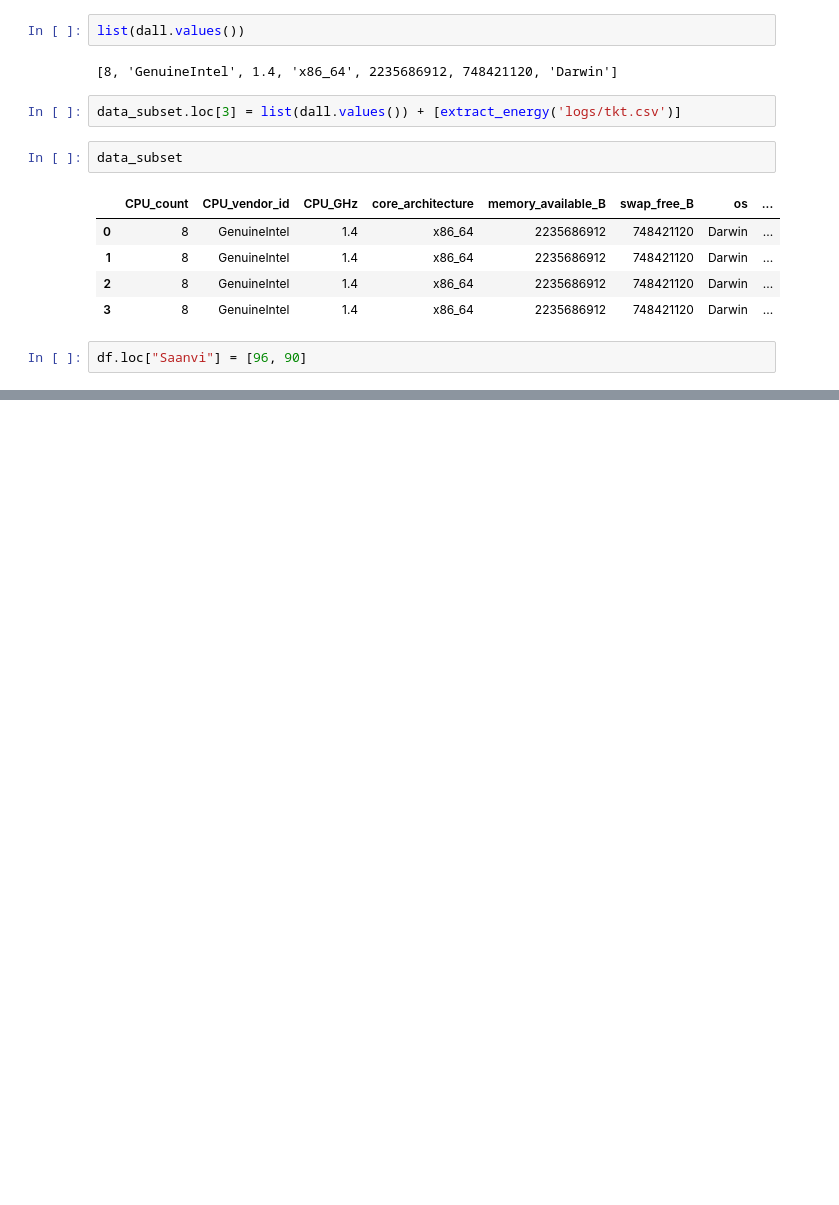
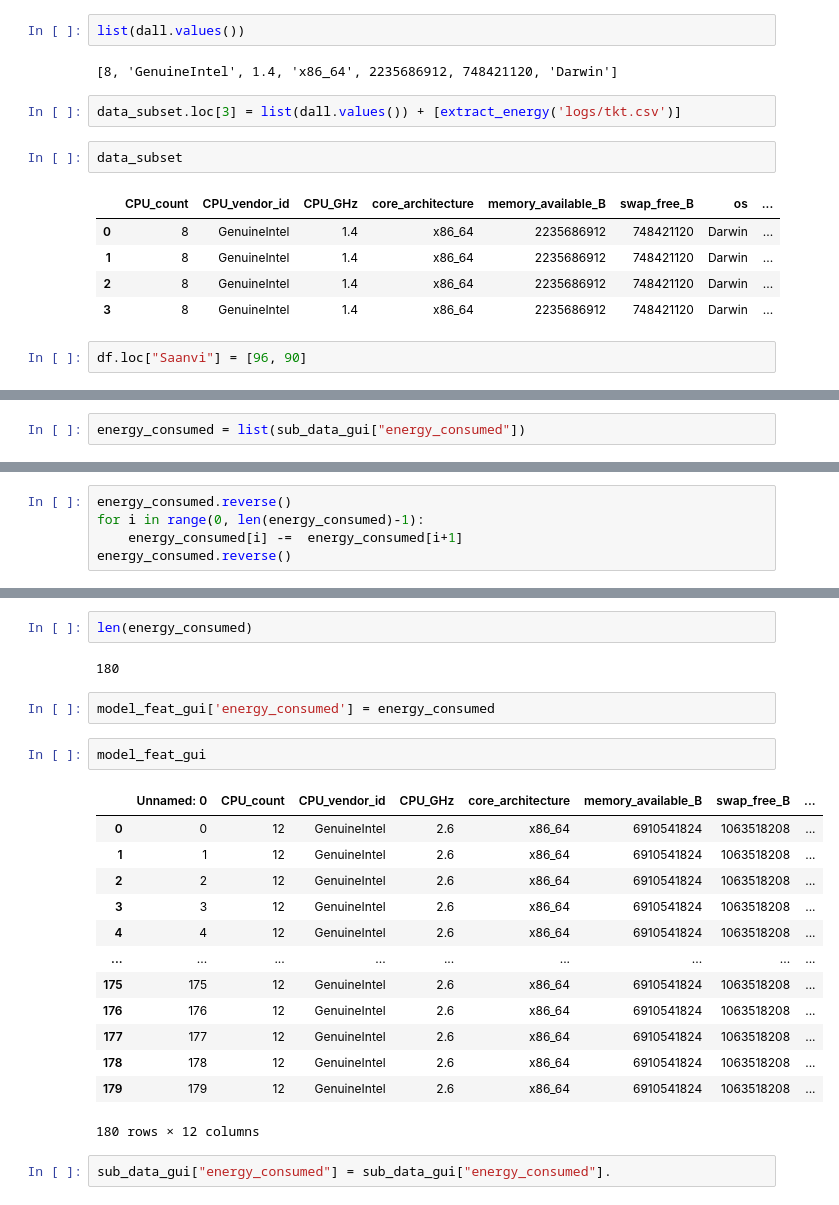
Before and after one commit to wesleymth/LauzHack-2022-energy, a Jupyter notebook: notebook_wesley.ipynb, the cells around one changed output, grey strips where cells are left out. Drawn from its saved outputs; the diff is of its cells as text; blank space fills up the shorter version.

```diff
--- a/notebook_wesley.ipynb
+++ b/notebook_wesley.ipynb
@@ -748,0 +800,2 @@ df.loc["Saanvi"] = [96, 90]
+# %%
+energy_consumed = list(sub_data_gui["energy_consumed"])
@@ -748,0 +822,5 @@ df.loc["Saanvi"] = [96, 90]
+# %%
+energy_consumed.reverse()
+for i in range(0, len(energy_consumed)-1):
+    energy_consumed[i] -=  energy_consumed[i+1]
+energy_consumed.reverse()
@@ -748,0 +863,24 @@ df.loc["Saanvi"] = [96, 90]
+# %%
+len(energy_consumed)
+# %% [output]
+180
+# %%
+model_feat_gui['energy_consumed'] = energy_consumed
+# %%
+model_feat_gui
+# %% [output]
+|  | Unnamed: 0 | CPU_count | CPU_vendor_id | CPU_GHz | core_architecture | memory_available_B | swap_free_B | ... |
+| 0 | 0 | 12 | GenuineIntel | 2.6 | x86_64 | 6910541824 | 1063518208 | ... |
+| 1 | 1 | 12 | GenuineIntel | 2.6 | x86_64 | 6910541824 | 1063518208 | ... |
+| 2 | 2 | 12 | GenuineIntel | 2.6 | x86_64 | 6910541824 | 1063518208 | ... |
+| 3 | 3 | 12 | GenuineIntel | 2.6 | x86_64 | 6910541824 | 1063518208 | ... |
+| 4 | 4 | 12 | GenuineIntel | 2.6 | x86_64 | 6910541824 | 1063518208 | ... |
+| ... | ... | ... | ... | ... | ... | ... | ... | ... |
+| 175 | 175 | 12 | GenuineIntel | 2.6 | x86_64 | 6910541824 | 1063518208 | ... |
+| 176 | 176 | 12 | GenuineIntel | 2.6 | x86_64 | 6910541824 | 1063518208 | ... |
+| 177 | 177 | 12 | GenuineIntel | 2.6 | x86_64 | 6910541824 | 1063518208 | ... |
+| 178 | 178 | 12 | GenuineIntel | 2.6 | x86_64 | 6910541824 | 1063518208 | ... |
+| 179 | 179 | 12 | GenuineIntel | 2.6 | x86_64 | 6910541824 | 1063518208 | ... |
+180 rows × 12 columns
+# %%
+sub_data_gui["energy_consumed"] = sub_data_gui["energy_consumed"].
```
Also changed, not shown: parts of 13 cells of this notebook, 3 other files.
